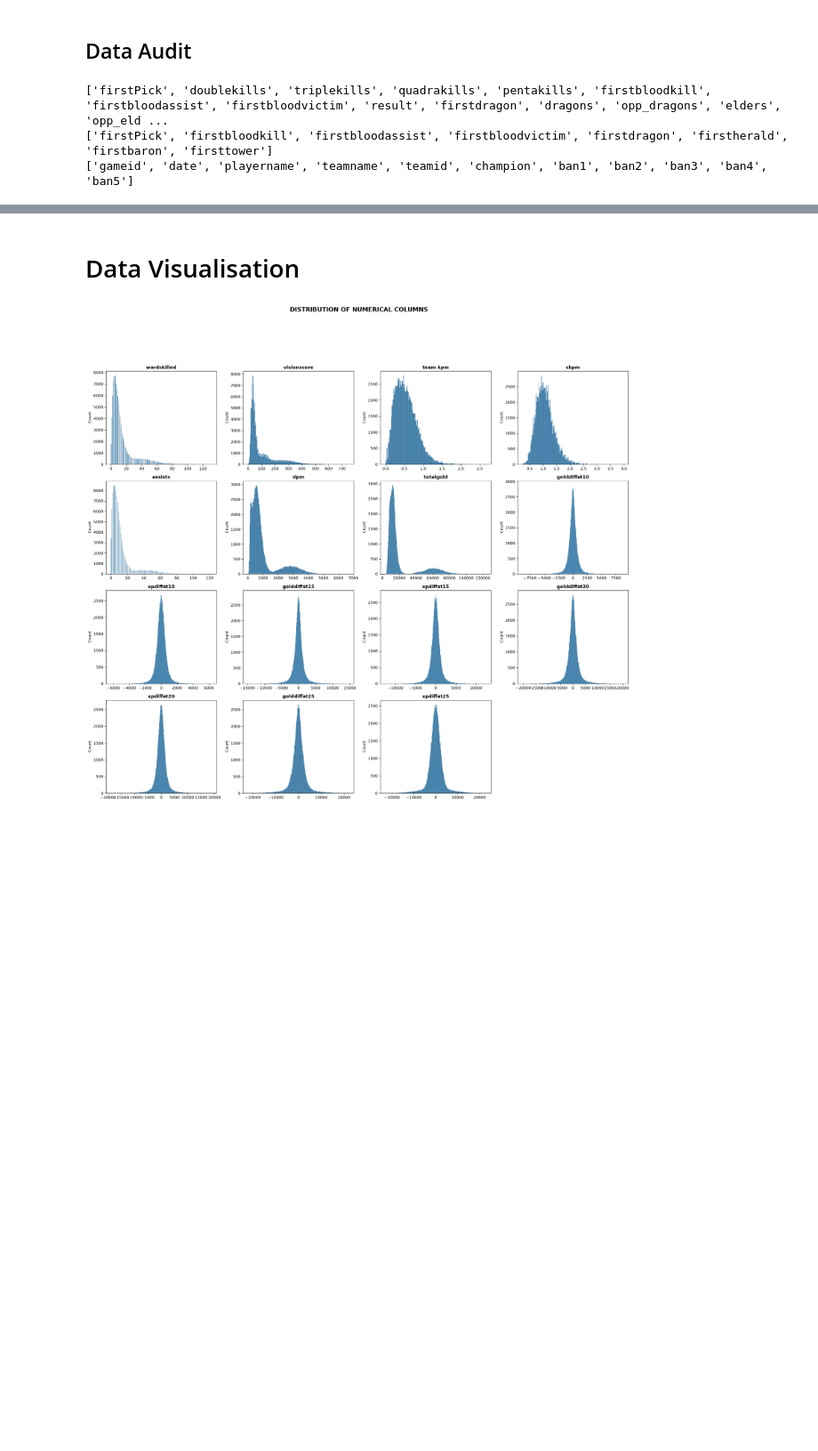
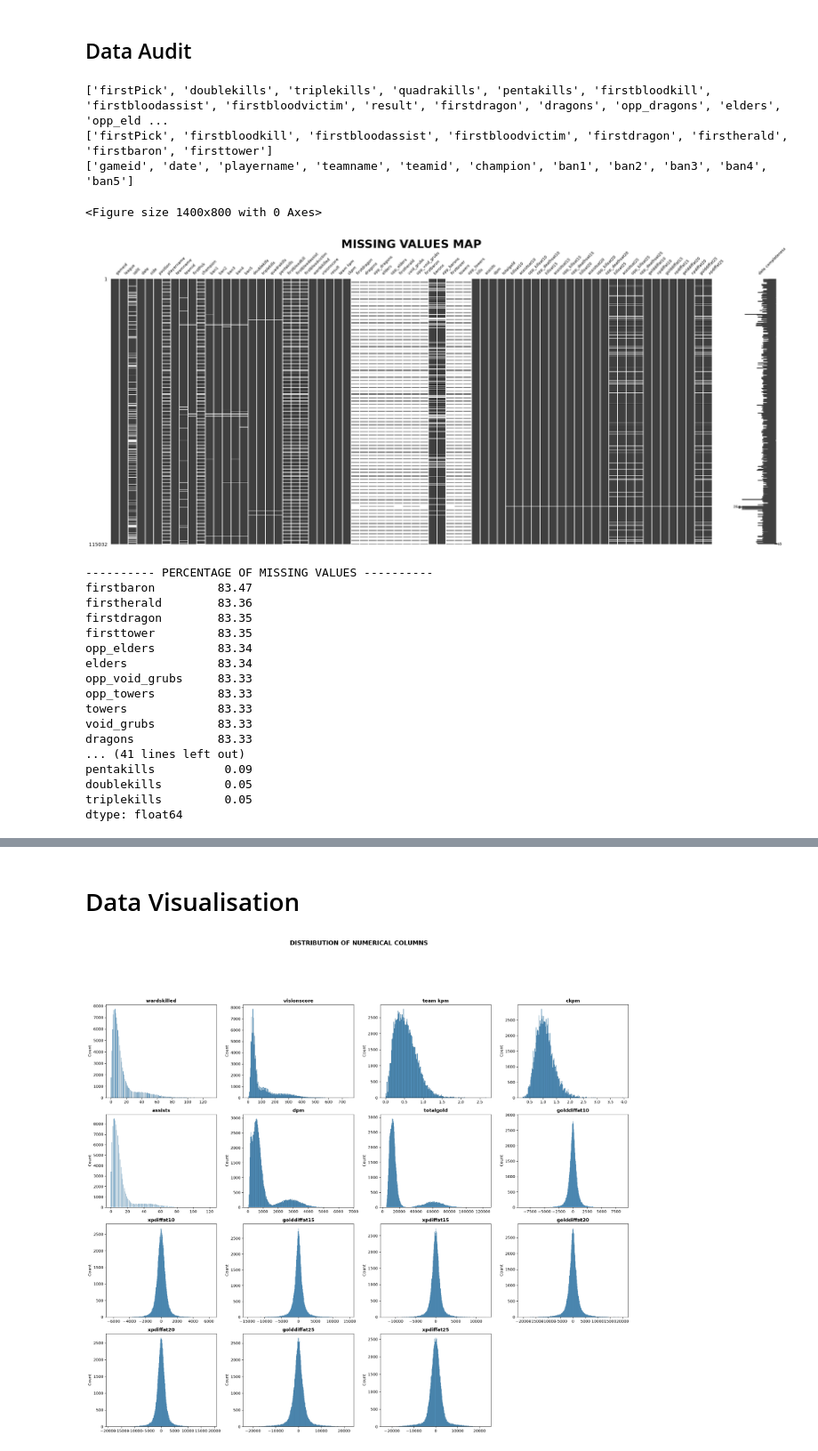
Before and after one commit to jkpjr/lol-esports-pickems-predictor, a Jupyter notebook: exploratory_data_analysis.ipynb, the cells around one changed output, grey strips where cells are left out. Shown at 89% size. Drawn from its saved outputs; the diff is of its cells as text; code cells hidden in the pictures; blank space fills up the shorter version.

Commit message:
Add a missing values map for ease of inspection and data imputation

```diff
--- a/exploratory_data_analysis.ipynb
+++ b/exploratory_data_analysis.ipynb
@@ -76,6 +76,28 @@ print(catcols_to_drop)
 ['firstPick', 'doublekills', 'triplekills', 'quadrakills', 'pentakills', 'firstbloodkill', 'firstbloodassist', 'firstbloodvictim', 'result', 'firstdragon', 'dragons', 'opp_dragons', 'elders', 'opp_eld ...
 ['firstPick', 'firstbloodkill', 'firstbloodassist', 'firstbloodvictim', 'firstdragon', 'firstherald', 'firstbaron', 'firsttower']
 ['gameid', 'date', 'playername', 'teamname', 'teamid', 'champion', 'ban1', 'ban2', 'ban3', 'ban4', 'ban5']
+# %%
+null_map(df)
+# %% [output]
+<Figure size 1400x800 with 0 Axes>
+[figure, added]
+---------- PERCENTAGE OF MISSING VALUES ----------
+firstbaron         83.47
+firstherald        83.36
+firstdragon        83.35
+firsttower         83.35
+opp_elders         83.34
+elders             83.34
+opp_void_grubs     83.33
+opp_towers         83.33
+towers             83.33
+void_grubs         83.33
+dragons            83.33
+... (41 lines left out)
+pentakills          0.09
+doublekills         0.05
+triplekills         0.05
+dtype: float64
 # %%
 data_profiling(df)
 # %% [output]
```
Also changed, not shown: parts of 4 cells of this notebook, 2 other files.
